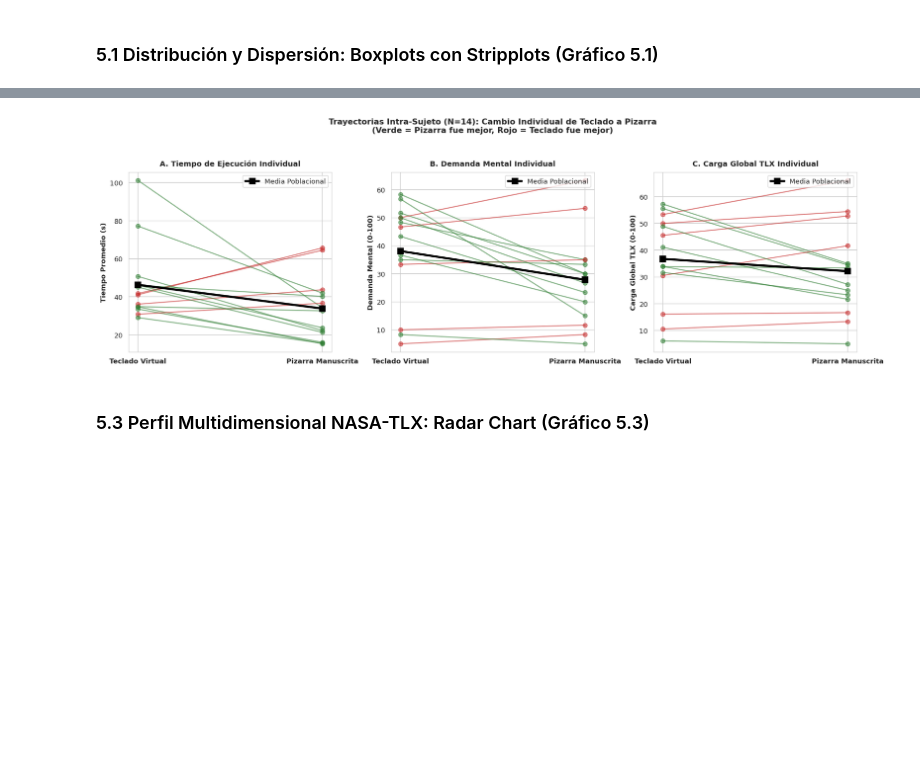
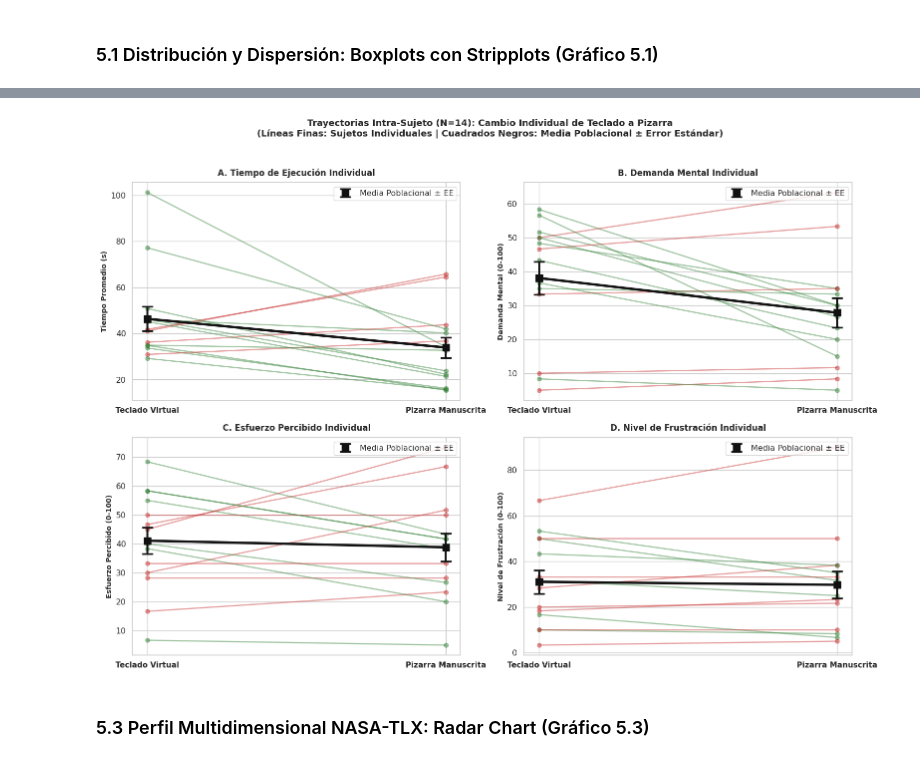
Before and after one commit to NyRoo12/analisis_datos_estudiantes, a Jupyter notebook: analisis_resultados_estudio.ipynb, the cells around one changed output, grey strips where cells are left out. Saved outputs shown, nothing was run; the diff lists cells and outputs as text; code cells hidden in the pictures; blank space fills up the shorter version.

```diff
--- a/analisis_resultados_estudio.ipynb
+++ b/analisis_resultados_estudio.ipynb
@@ -292,16 +346,17 @@ def clasificar_exp(val):
 df_pre['Grupo_Experiencia'] = df_pre['Familiaridad Previa con Tablets'].apply(clasificar_exp)
 df_merged = df.merge(df_pre[['Participante', 'Grupo_Experiencia']], left_on='user', right_on='Participante')
 
-user_grp = df_merged.groupby(['user', 'Grupo_Experiencia', 'condicion'])[['seconds', 'mentalDemand', 'tlx_total']].mean().unstack('condicion')
+user_grp = df_merged.groupby(['user', 'Grupo_Experiencia', 'condicion'])[['seconds', 'mentalDemand', 'effort', 'frustration']].mean().unstack('condicion')
 
 rows_t25 = []
 metric_labels_t25 = {
     'seconds': 'Tiempo de Ejecución (s)',
     'mentalDemand': 'Demanda Mental (0-100)',
-    'tlx_total': 'Carga Global NASA-TLX (0-100)'
+    'effort': 'Esfuerzo Percibido (0-100)',
+    'frustration': 'Nivel de Frustración (0-100)'
 }
 
-for m in ['seconds', 'mentalDemand', 'tlx_total']:
+for m in ['seconds', 'mentalDemand', 'effort', 'frustration']:
     for grp in ['Sin Experiencia Previa (n=8)', 'Con Experiencia Previa (n=6)']:
         sub_piz = user_grp[m]['pizarra'].loc[user_grp.index.get_level_values('Grupo_Experiencia') == grp]
         sub_tec = user_grp[m]['teclado'].loc[user_grp.index.get_level_values('Grupo_Experiencia') == grp]
@@ -361,13 +420,12 @@ En esta sección se presentan las tablas comparativas lado a lado: **Pizarra Man
 # %% [markdown]
 ### 3.1 Estadísticas Descriptivas Globales Comparativas (Tabla 3.1)
 # %%
-metrics = ['seconds', 'mentalDemand', 'effort', 'frustration', 'tlx_total']
+metrics = ['seconds', 'mentalDemand', 'effort', 'frustration']
 metric_names = {
     'seconds': 'Tiempo de Ejecución (s)',
     'mentalDemand': 'Demanda Mental (0-100)',
     'effort': 'Esfuerzo Percibido (0-100)',
-    'frustration': 'Nivel de Frustración (0-100)',
-    'tlx_total': 'Carga Global NASA-TLX (0-100)'
+    'frustration': 'Nivel de Frustración (0-100)'
 }
 
 # 1. Tabla 3.1: Descriptivas Globales Comparativas Lado a Lado
@@ -1052,36 +1426,43 @@ plt.show()
 # %%
-# 5.2 Slope Charts / Spaghetti Plots (Trayectorias Individuales Intra-Sujeto N=14)
-fig, axes = plt.subplots(1, 3, figsize=(18, 5.5))
+# 5.2 Slope Charts / Spaghetti Plots con Barra de Error (Trayectorias Individuales Intra-Sujeto N=14 en Grilla 2x2)
+fig, axes = plt.subplots(2, 2, figsize=(16, 11))
 
 vars_plot = [
-    ('seconds', 'Tiempo Promedio (s)', axes[0], 'A. Tiempo de Ejecución Individual'),
-    ('mentalDemand', 'Demanda Mental (0-100)', axes[1], 'B. Demanda Mental Individual'),
-    ('tlx_total', 'Carga Global TLX (0-100)', axes[2], 'C. Carga Global TLX Individual')
+    ('seconds', 'Tiempo Promedio (s)', axes[0, 0], 'A. Tiempo de Ejecución Individual'),
+    ('mentalDemand', 'Demanda Mental (0-100)', axes[0, 1], 'B. Demanda Mental Individual'),
+    ('effort', 'Esfuerzo Percibido (0-100)', axes[1, 0], 'C. Esfuerzo Percibido Individual'),
+    ('frustration', 'Nivel de Frustración (0-100)', axes[1, 1], 'D. Nivel de Frustración Individual')
 ]
 
 for var, label, ax, title in vars_plot:
     piz_vals = user_summary[var]['pizarra']
     tec_vals = user_summary[var]['teclado']
 
     for u in user_summary.index:
         p_val = piz_vals[u]
         t_val = tec_vals[u]
         color = '#2e7d32' if p_val < t_val else '#c62828'
-        ax.plot([0, 1], [t_val, p_val], marker='o', color=color, alpha=0.55, linewidth=1.8, markersize=7)
+        ax.plot([0, 1], [t_val, p_val], marker='o', color=color, alpha=0.45, linewidth=1.8, markersize=6)
 
-    ax.plot([0, 1], [tec_vals.mean(), piz_vals.mean()], marker='s', color='black', linewidth=3.5, markersize=10, label='Media Poblacional', zorder=10)
+    means = [tec_vals.mean(), piz_vals.mean()]
+    se_vals = [tec_vals.std(ddof=1) / np.sqrt(len(tec_vals)), piz_vals.std(ddof=1) / np.sqrt(len(piz_vals))]
+
+    ax.plot([0, 1], means, color='#111111', linewidth=3.5, linestyle='-', zorder=10)
+    ax.errorbar([0, 1], means, yerr=se_vals, fmt='s', color='#111111', ecolor='#111111',
+                elinewidth=2.8, capsize=8, capthick=2.5, markersize=10,
+                label='Media Poblacional ± EE', zorder=11)
 
     ax.set_xticks([0, 1])
     ax.set_xticklabels(['Teclado Virtual', 'Pizarra Manuscrita'], fontsize=11, fontweight='bold')
-    ax.set_ylabel(label, fontsize=11, fontweight='bold')
+    ax.set_ylabel(label, fontsize=10, fontweight='bold')
     ax.set_title(title, fontsize=12, fontweight='bold', pad=10)
     ax.legend(frameon=True, loc='upper right')
 
-plt.suptitle("Trayectorias Intra-Sujeto (N=14): Cambio Individual de Teclado a Pizarra\n(Verde = Pizarra fue mejor, Rojo = Teclado fue mejor)", fontsize=13, fontweight='bold', y=1.04)
+plt.suptitle("Trayectorias Intra-Sujeto (N=14): Cambio Individual de Teclado a Pizarra\n(Líneas Finas: Sujetos Individuales | Cuadrados Negros: Media Poblacional ± Error Estándar)", fontsize=13, fontweight='bold', y=1.02)
 plt.tight_layout()
 plt.show()
 # %% [output]
-[figure, old version]
+[figure, new version]
 # %% [markdown]
 ### 5.3 Perfil Multidimensional NASA-TLX: Radar Chart (Gráfico 5.3)
 # %%
```
Also changed, not shown: parts of 87 cells of this notebook, 2 other files.
